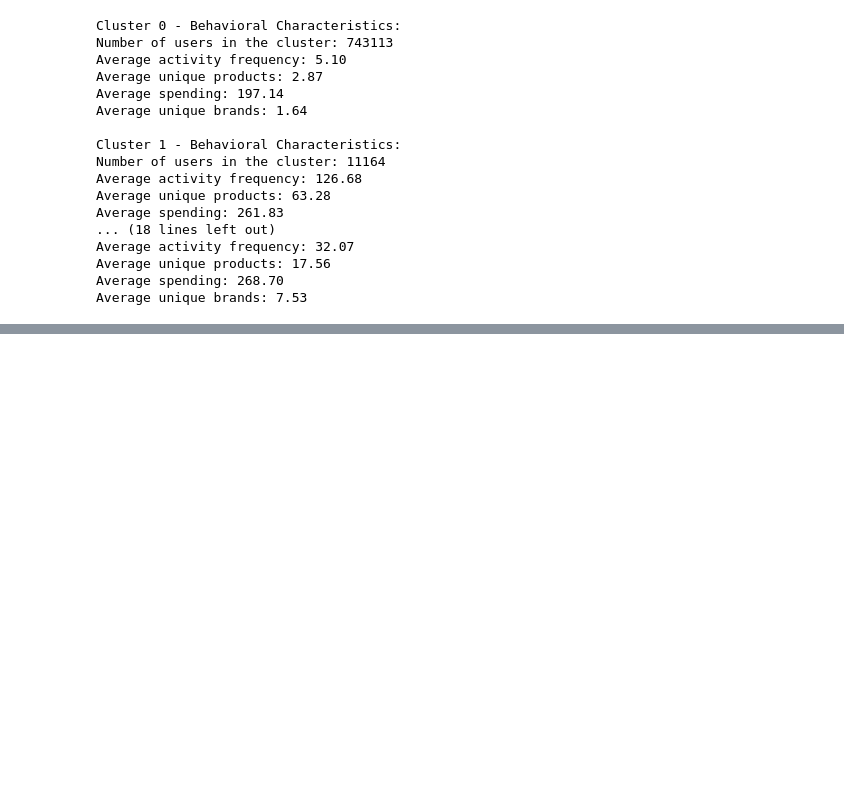
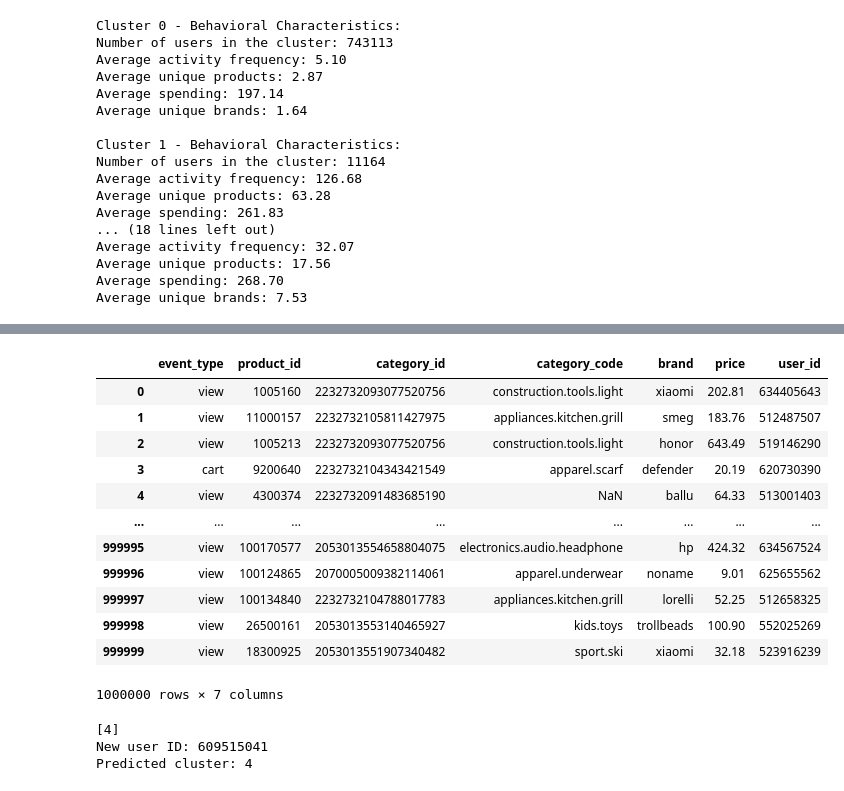
Before and after one commit to asalem2/E-Commerce-Product-Recommendation-System, a Jupyter notebook: kmeans_chris_sanfilippo.ipynb, the cells around one changed output, grey strips where cells are left out. Cells and saved outputs as stored; diff of their text form; code cells hidden in the pictures; blank space fills up the shorter version.

```diff
--- a/kmeans_chris_sanfilippo.ipynb
+++ b/kmeans_chris_sanfilippo.ipynb
@@ -54,3 +38,6 @@ df
 | 9999998 | 2020-04-07 09:38:51 UTC | view | 32801021 | 2232732095485051302 | sport.trainer | NaN | 174.40 | 629149981 | ... |
 | 9999999 | 2020-04-07 09:38:51 UTC | view | 100005440 | 2053013561956893455 | kids.skates | diva | 64.35 | 637791575 | ... |
 10000000 rows × 9 columns
+# %%
+headers = df.columns
+headers
@@ -247,0 +223,4 @@ Average unique brands: 7.53
+# %%
+# Read 500k data from the rest of the data to choose a random user to recommend products
+df_remaining = pd.read_csv('/content/drive/MyDrive/2020-Apr.csv', skiprows=10000001,  names=headers, nrows=1000000)
+df_remaining.head()
@@ -247,0 +234,36 @@ Average unique brands: 7.53
+# %%
+df_remaining = df_remaining.drop(columns = ['event_time', 'user_session'])
+df_remaining
+# %% [output]
+|  | event_type | product_id | category_id | category_code | brand | price | user_id |
+| 0 | view | 1005160 | 2232732093077520756 | construction.tools.light | xiaomi | 202.81 | 634405643 |
+| 1 | view | 11000157 | 2232732105811427975 | appliances.kitchen.grill | smeg | 183.76 | 512487507 |
+| 2 | view | 1005213 | 2232732093077520756 | construction.tools.light | honor | 643.49 | 519146290 |
+| 3 | cart | 9200640 | 2232732104343421549 | apparel.scarf | defender | 20.19 | 620730390 |
+| 4 | view | 4300374 | 2232732091483685190 | NaN | ballu | 64.33 | 513001403 |
+| ... | ... | ... | ... | ... | ... | ... | ... |
+| 999995 | view | 100170577 | 2053013554658804075 | electronics.audio.headphone | hp | 424.32 | 634567524 |
+| 999996 | view | 100124865 | 2070005009382114061 | apparel.underwear | noname | 9.01 | 625655562 |
+| 999997 | view | 100134840 | 2232732104788017783 | appliances.kitchen.grill | lorelli | 52.25 | 512658325 |
+| 999998 | view | 26500161 | 2053013553140465927 | kids.toys | trollbeads | 100.90 | 552025269 |
+| 999999 | view | 18300925 | 2053013551907340482 | sport.ski | xiaomi | 32.18 | 523916239 |
+1000000 rows × 7 columns
+# %%
+random_user_id = df_remaining['user_id'].sample(1).iloc[0]
+new_user_data = df_remaining[df_remaining['user_id'] == random_user_id].copy()
+
+new_user_features_df = new_user_data.groupby('user_id').agg(
+    event_frequency=('event_type', 'count'),
+    unique_products=('product_id', 'nunique'),
+    unique_brands=('brand', 'nunique'),
+    average_spend=('price', 'mean')
+).reset_index()
+
+predicted_cluster = find_similar_cluster(new_user_features_df[features], scaler, kmeans)
+
+print(f"New user ID: {random_user_id}")
+print(f"Predicted cluster: {predicted_cluster}")
+# %% [output]
+[4]
+New user ID: 609515041
+Predicted cluster: 4
```
Also changed, not shown: parts of 6 cells of this notebook, 1 other file.
